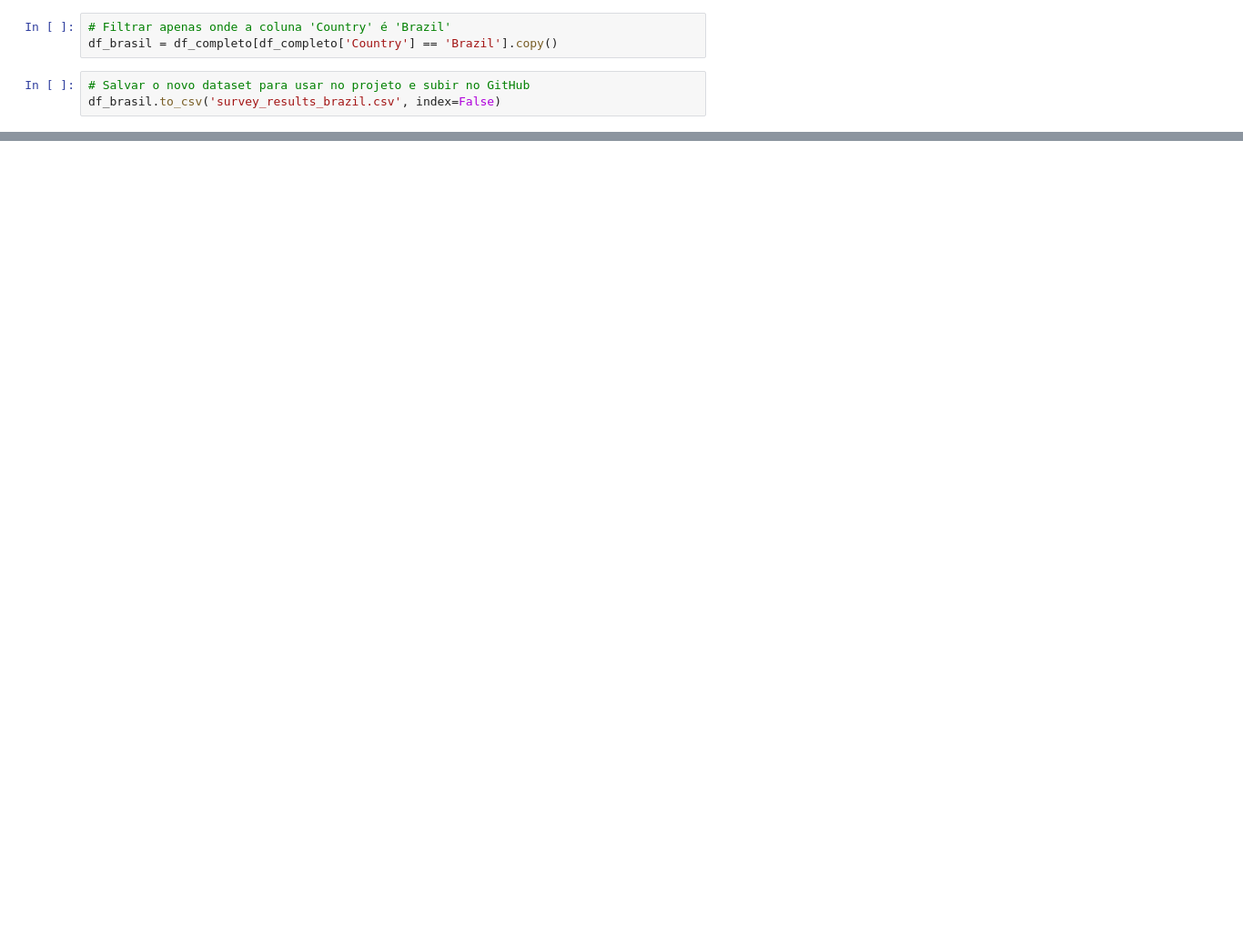
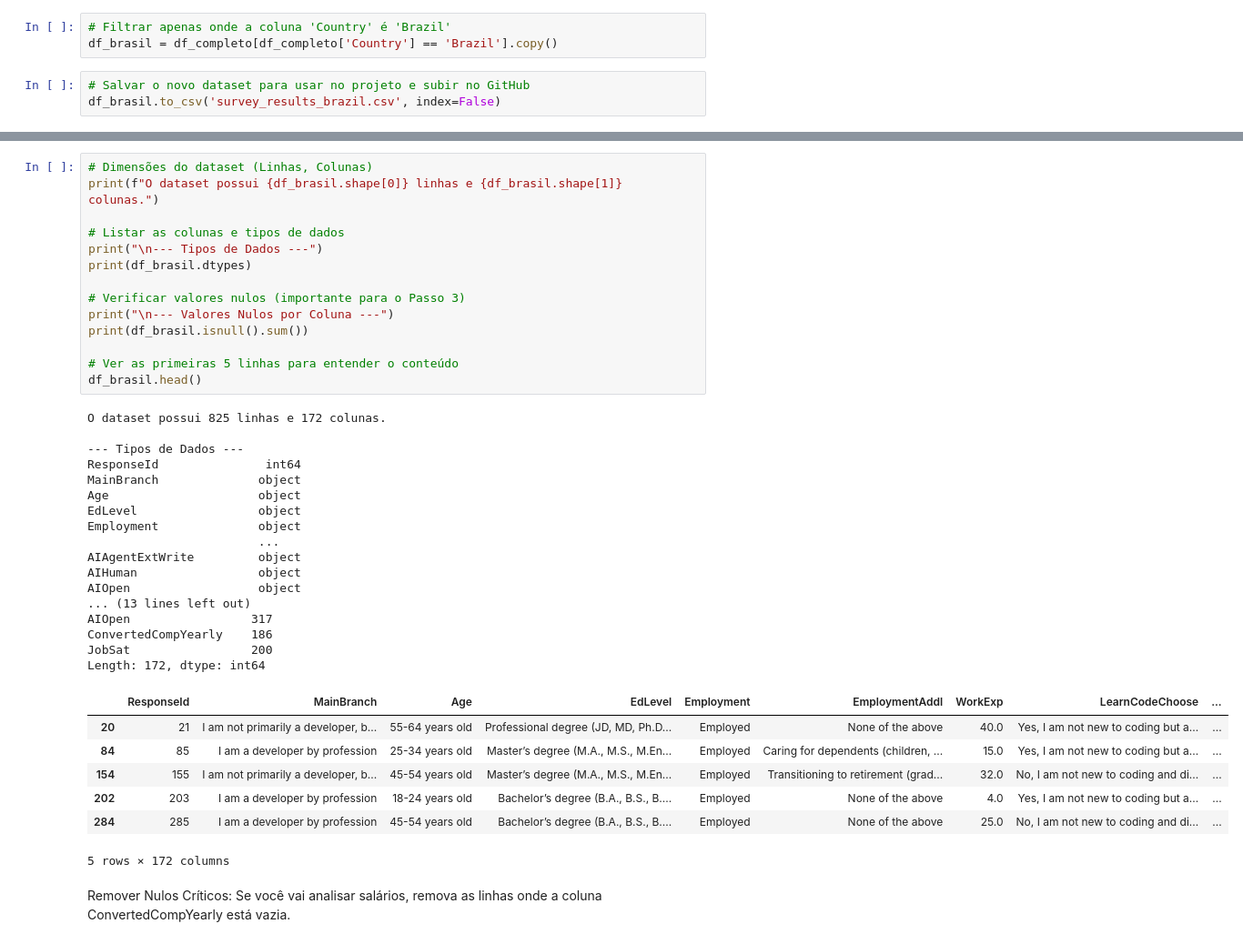
Before and after one commit to connectusnet-sudo/projeto_1629, a Jupyter notebook: analise.ipynb, the cells around one changed output, grey strips where cells are left out. Shown at 91% size. Cells and saved outputs as stored; diff of their text form; blank space fills up the shorter version.

Commit message:
Tratamento de Qualidade dos Dados

```diff
--- a/analise.ipynb
+++ b/analise.ipynb
@@ -22,0 +16,41 @@ df_brasil.to_csv('survey_results_brazil.csv', index=False)
+# %%
+# Dimensões do dataset (Linhas, Colunas)
+print(f"O dataset possui {df_brasil.shape[0]} linhas e {df_brasil.shape[1]} colunas.")
+
+# Listar as colunas e tipos de dados
+print("\n--- Tipos de Dados ---")
+print(df_brasil.dtypes)
+
+# Verificar valores nulos (importante para o Passo 3)
+print("\n--- Valores Nulos por Coluna ---")
+print(df_brasil.isnull().sum())
+
+# Ver as primeiras 5 linhas para entender o conteúdo
+df_brasil.head()
+# %% [output]
+O dataset possui 825 linhas e 172 colunas.
+
+--- Tipos de Dados ---
+ResponseId               int64
+MainBranch              object
+Age                     object
+EdLevel                 object
+Employment              object
+                        ...
+AIAgentExtWrite         object
+AIHuman                 object
+AIOpen                  object
+... (13 lines left out)
+AIOpen                 317
+ConvertedCompYearly    186
+JobSat                 200
+Length: 172, dtype: int64
+|  | ResponseId | MainBranch | Age | EdLevel | Employment | EmploymentAddl | WorkExp | LearnCodeChoose | ... |
+| 20 | 21 | I am not primarily a developer, b... | 55-64 years old | Professional degree (JD, MD, Ph.D... | Employed | None of the above | 40.0 | Yes, I am not new to coding but a... | ... |
+| 84 | 85 | I am a developer by profession | 25-34 years old | Master’s degree (M.A., M.S., M.En... | Employed | Caring for dependents (children, ... | 15.0 | Yes, I am not new to coding but a... | ... |
+| 154 | 155 | I am not primarily a developer, b... | 45-54 years old | Master’s degree (M.A., M.S., M.En... | Employed | Transitioning to retirement (grad... | 32.0 | No, I am not new to coding and di... | ... |
+| 202 | 203 | I am a developer by profession | 18-24 years old | Bachelor’s degree (B.A., B.S., B.... | Employed | None of the above | 4.0 | Yes, I am not new to coding but a... | ... |
+| 284 | 285 | I am a developer by profession | 45-54 years old | Bachelor’s degree (B.A., B.S., B.... | Employed | None of the above | 25.0 | No, I am not new to coding and di... | ... |
+5 rows × 172 columns
+# %% [markdown]
+Remover Nulos Críticos: Se você vai analisar salários, remova as linhas onde a coluna ConvertedCompYearly está vazia.
```
Also changed, not shown: parts of 5 cells of this notebook.
